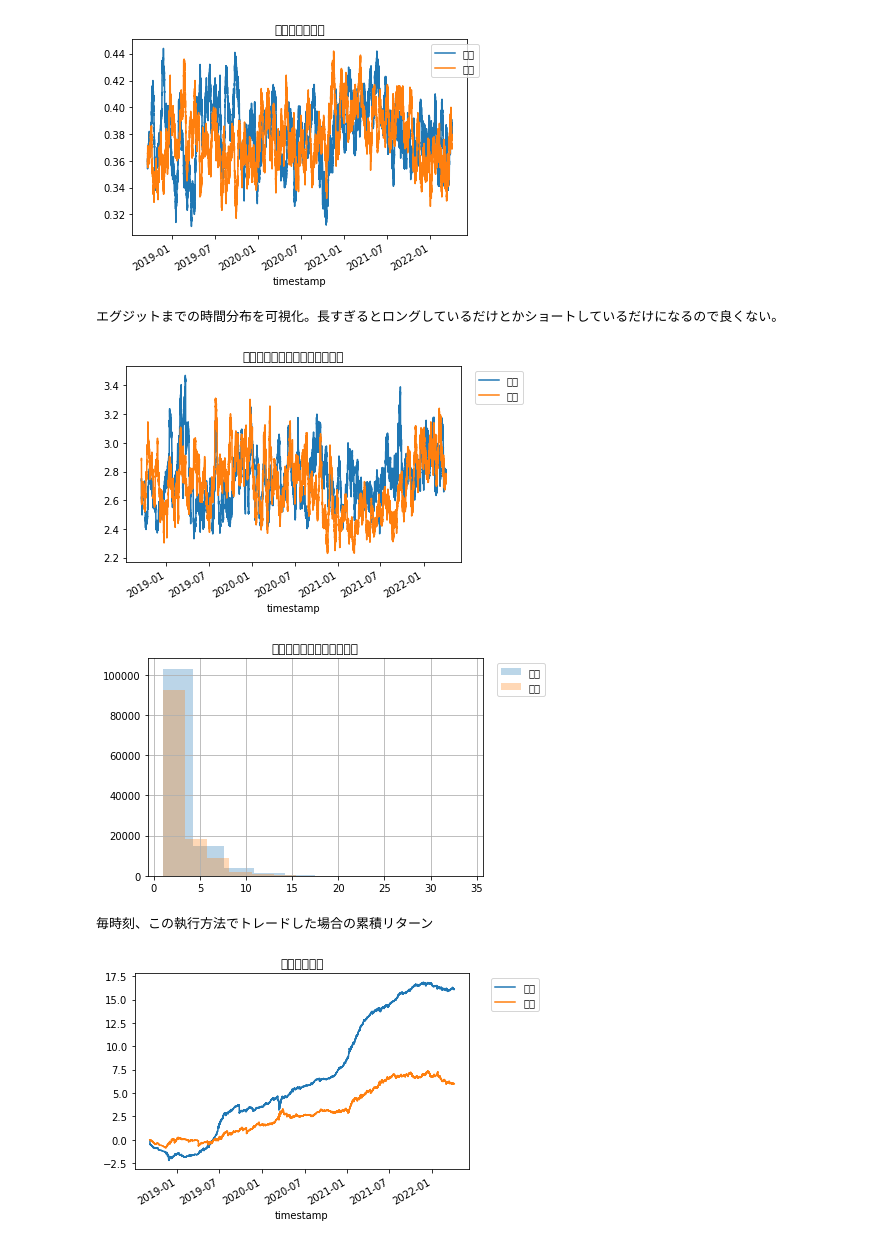
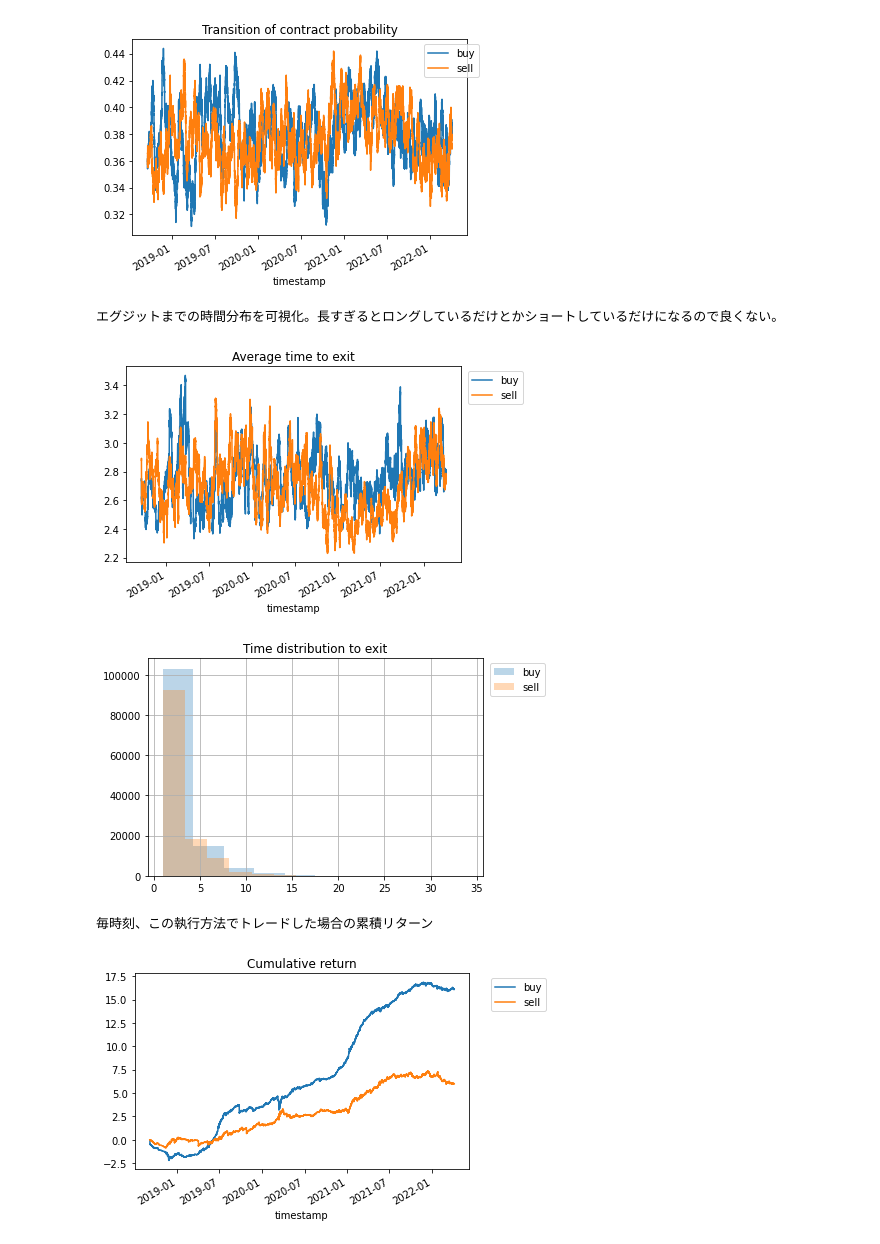
Before and after one commit to tonchan1216/bitbot, a Jupyter notebook: richmanbtc/simulation.ipynb, the cells around one changed output. Saved outputs shown, nothing was run; the diff lists cells and outputs as text; code cells hidden in the pictures.

```diff
--- a/richmanbtc/simulation.ipynb
+++ b/richmanbtc/simulation.ipynb
@@ -180,47 +180,46 @@ df['buy_cost'] = np.where(
     df['buy_executed'],
     df['buy_price'] / df['cl'] - 1 + fee,
     0
 )
 df['sell_cost'] = np.where(
     df['sell_executed'],
     -(df['sell_price'] / df['cl'] - 1) + fee,
     0
 )
 
 print('約定確率を可視化。時期によって約定確率が大きく変わると良くない。')
-df['buy_executed'].rolling(1000).mean().plot(label='買い')
-df['sell_executed'].rolling(1000).mean().plot(label='売り')
-plt.title('約定確率の推移')
+df['buy_executed'].rolling(1000).mean().plot(label='buy')
+df['sell_executed'].rolling(1000).mean().plot(label='sell')
+plt.title('Transition of contract probability')
 plt.legend(bbox_to_anchor=(1.05, 1))
 plt.show()
 
 print('エグジットまでの時間分布を可視化。長すぎるとロングしているだけとかショートしているだけになるので良くない。')
-df['buy_fet'].rolling(1000).mean().plot(label='買い')
-df['sell_fet'].rolling(1000).mean().plot(label='売り')
-plt.title('エグジットまでの平均時間推移')
+df['buy_fet'].rolling(1000).mean().plot(label='buy')
+df['sell_fet'].rolling(1000).mean().plot(label='sell')
+plt.title('Average time to exit')
 plt.legend(bbox_to_anchor=(1.2, 1))
 plt.show()
 
-df['buy_fet'].hist(alpha=0.3, label='買い')
-df['sell_fet'].hist(alpha=0.3, label='売り')
-plt.title('エグジットまでの時間分布')
+df['buy_fet'].hist(alpha=0.3, label='buy')
+df['sell_fet'].hist(alpha=0.3, label='sell')
+plt.title('Time distribution to exit')
 plt.legend(bbox_to_anchor=(1.2, 1))
 plt.show()
 
 print('毎時刻、この執行方法でトレードした場合の累積リターン')
-df['y_buy'].cumsum().plot(label='買い')
-df['y_sell'].cumsum().plot(label='売り')
-plt.title('累積リターン')
+df['y_buy'].cumsum().plot(label='buy')
+df['y_sell'].cumsum().plot(label='sell')
+plt.title('Cumulative return')
 plt.legend(bbox_to_anchor=(1.05, 1))
 plt.show()
 
 df.to_pickle('df_y.pkl')
-df.to_csv('df_y.csv.gz', compression='gzip')
 # %% [output]
 約定確率を可視化。時期によって約定確率が大きく変わると良くない。
-[figure, old version]
+[figure, new version]
 エグジットまでの時間分布を可視化。長すぎるとロングしているだけとかショートしているだけになるので良くない。
-[figure, old version]
+[figure, new version]
-[figure, old version]
+[figure, new version]
 毎時刻、この執行方法でトレードした場合の累積リターン
-[figure, old version]
+[figure, new version]
```
Also changed, not shown: 5 other files.
